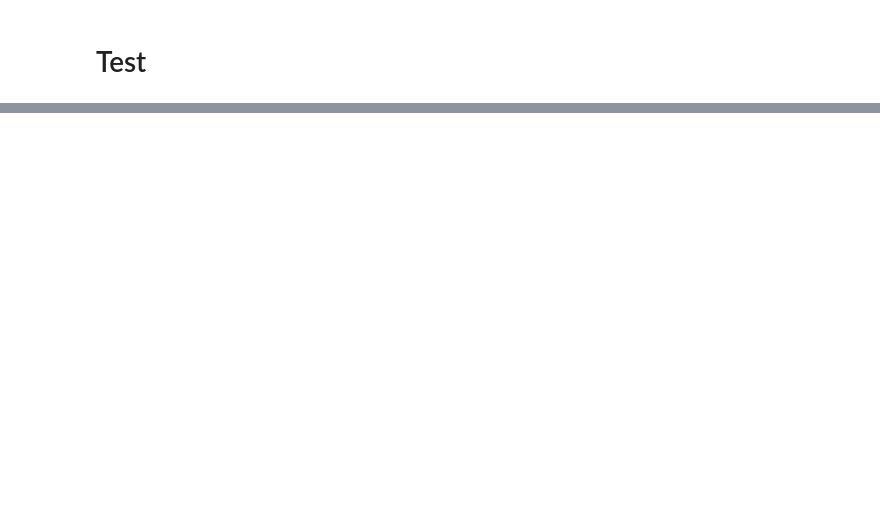
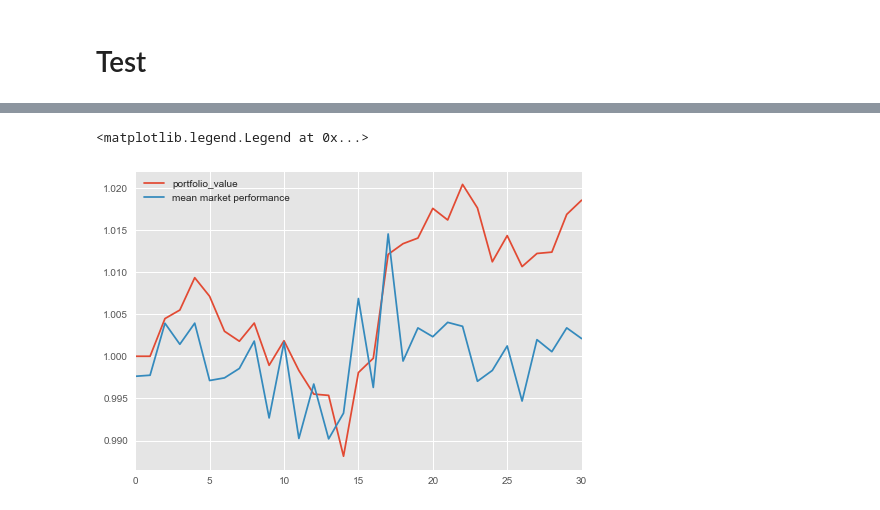
Before and after one commit to wassname/rl-portfolio-management, a Jupyter notebook: tensorforce-VPG.ipynb, the cells around one changed output, grey strips where cells are left out. Cells and saved outputs as stored; diff of their text form; code cells hidden in the pictures; blank space fills up the shorter version.

```diff
--- a/tensorforce-VPG.ipynb
+++ b/tensorforce-VPG.ipynb
@@ -344,0 +411,9 @@ runner_test.run(
+# %%
+# show one run vs average market performance
+df = pd.DataFrame(env_test.infos)
+df.portfolio_value.plot()
+df.returns.plot(label='mean market performance')
+plt.legend()
+# %% [output]
+<matplotlib.legend.Legend at 0x...>
+[figure, added]
```
Also changed, not shown: parts of 16 cells of this notebook, 8 other files.
